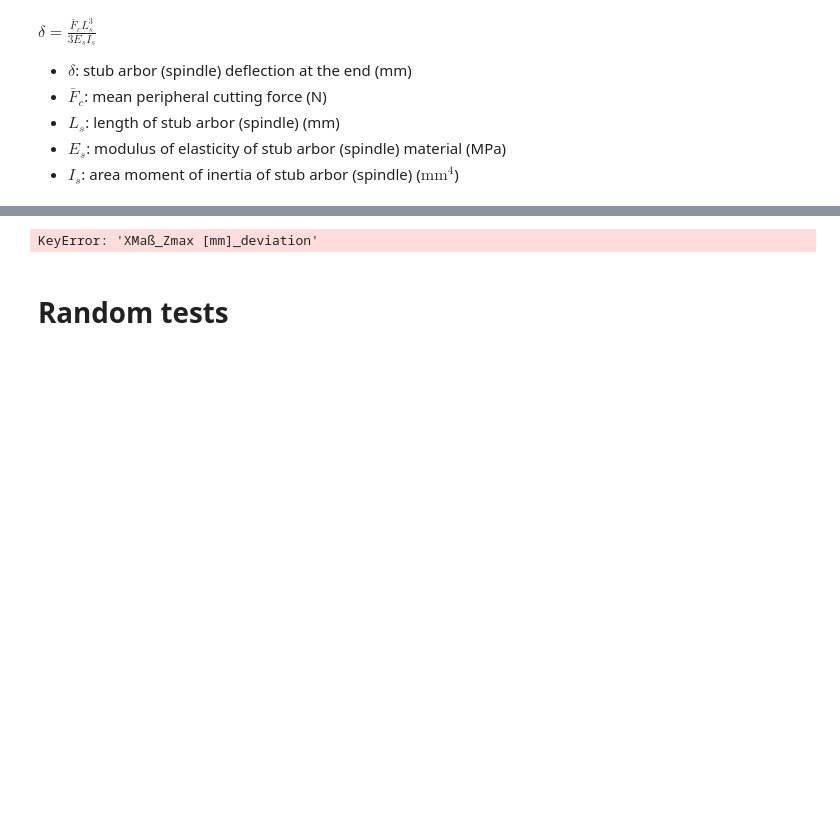
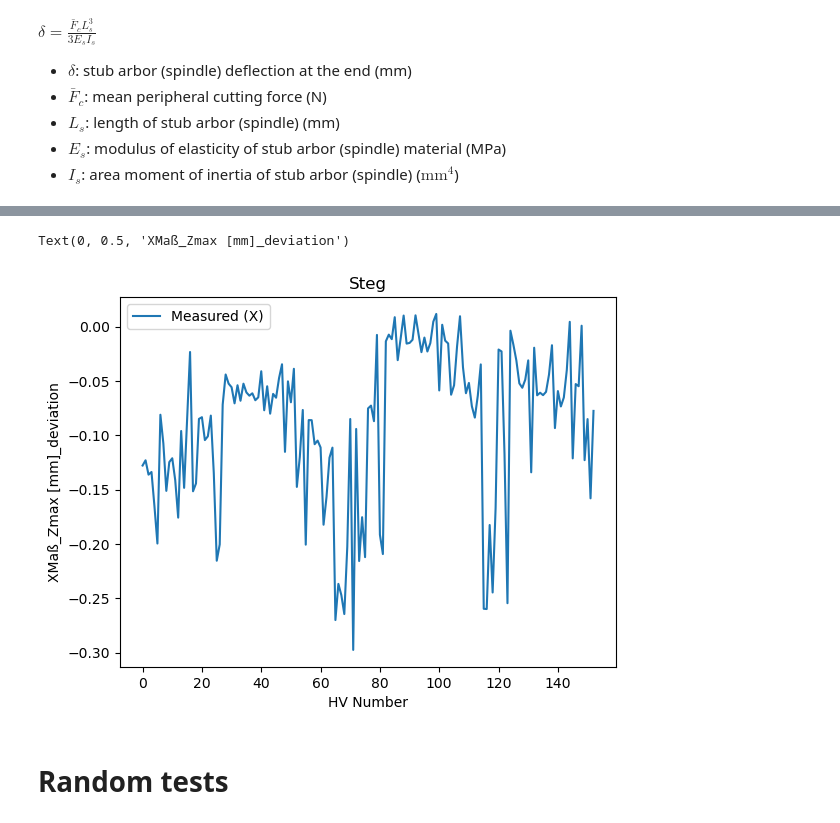
Before and after one commit to Andre-F-B/tool-deflection, a Jupyter notebook: deviation.ipynb, the cells around one changed output, grey strips where cells are left out. Saved outputs shown, nothing was run; the diff lists cells and outputs as text; code cells hidden in the pictures; blank space fills up the shorter version.

```diff
--- a/deviation.ipynb
+++ b/deviation.ipynb
@@ -967,12 +982,13 @@ Text(0, 0.5, 'XMaß_Zmax [mm]_deviation')
 # %%
-plt.plot(df['XMaß_Zmax [mm]_deviation'], label='Measured (X)')
-# plt.plot(df['XMaß_Zmin [mm]_deviation'], label='Measured (X)')
+# plt.plot(df['XMaß_Zmax [mm]_deviation'], label='Measured (X)')
+plt.plot(df['XMaß_Zmin [mm]_deviation'], label='Measured (X)')
 plt.legend()
 plt.title(bezeichnung)
 plt.xlabel('HV Number')
 plt.ylabel('XMaß_Zmax [mm]_deviation')
 # %% [output]
-KeyError: 'XMaß_Zmax [mm]_deviation'
+Text(0, 0.5, 'XMaß_Zmax [mm]_deviation')
+[figure, added]
 # %% [markdown]
 # Random tests
 # %%
```
Also changed, not shown: parts of 10 cells of this notebook, 14 other files.
